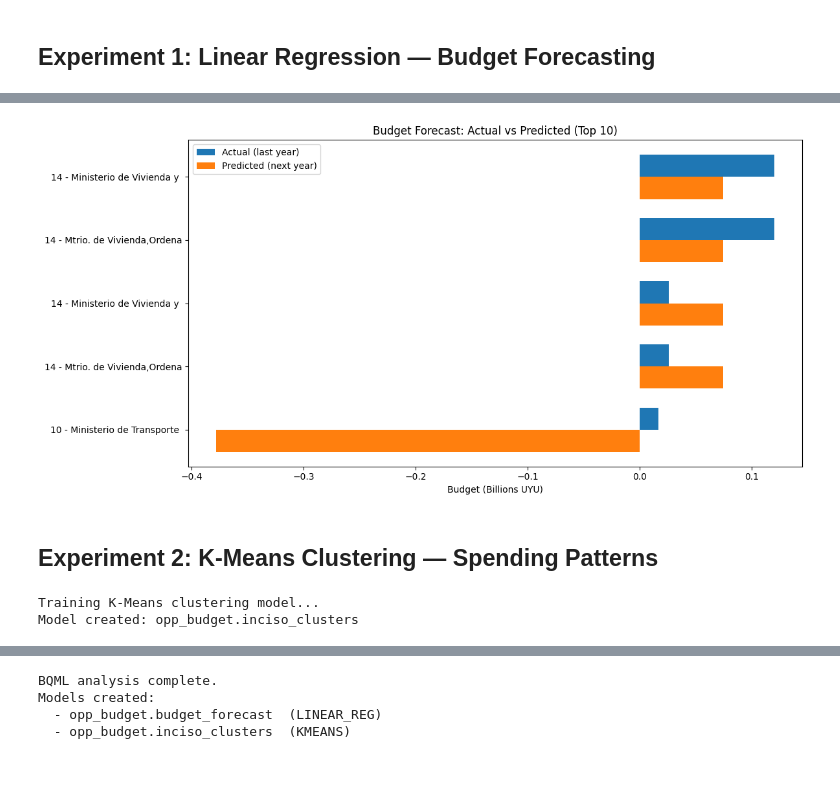
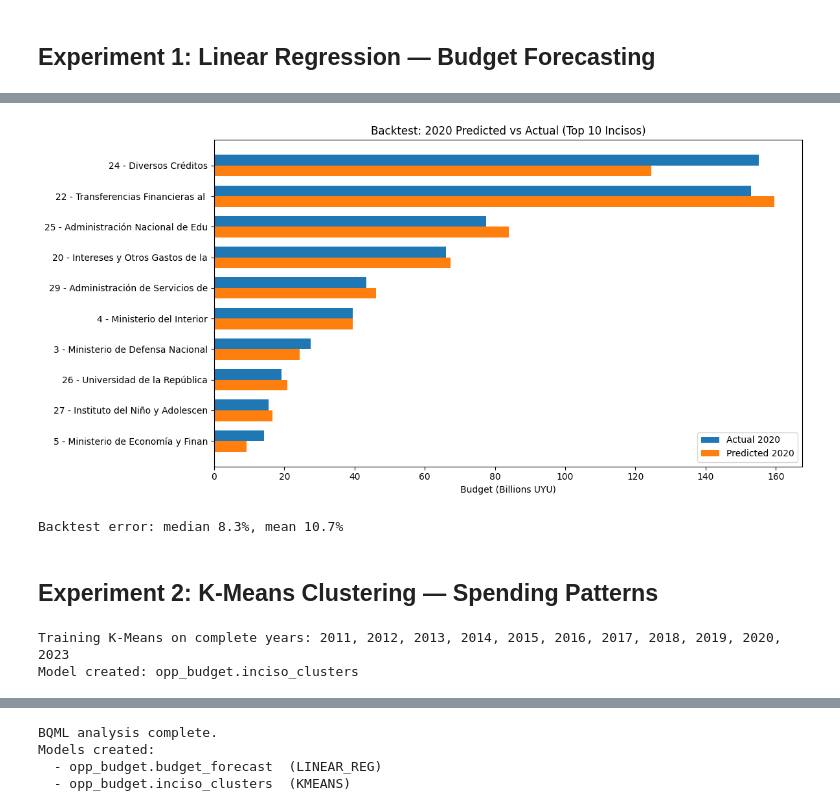
Before and after one commit to SchneiderSix/opp-uruguay-budget-pipeline, a Jupyter notebook: notebooks/03_bqml_analysis.ipynb, the cells around one changed output, grey strips where cells are left out. Saved outputs shown, nothing was run; the diff lists cells and outputs as text; code cells hidden in the pictures; blank space fills up the shorter version.

```diff
--- a/notebooks/03_bqml_analysis.ipynb
+++ b/notebooks/03_bqml_analysis.ipynb
@@ -76,13 +109,17 @@ summary
 # %%
 import matplotlib.pyplot as plt
 
-# Budget evolution by year
+complete_set = {2011, 2012, 2013, 2014, 2015, 2016, 2017, 2018, 2019, 2020, 2023}
+
+# Budget evolution by year — shade incomplete years
 yearly = client.query("""
 SELECT
     fiscal_year,
     SUM(total_credito_vigente) AS credito,
-    SUM(total_ejecucion) AS ejecucion
+    SUM(total_ejecucion) AS ejecucion,
+    SUM(total_inversion) AS inversion
 FROM `opp_budget.fct_budget_execution`
+WHERE fiscal_year <= 2024
 GROUP BY fiscal_year
 ORDER BY fiscal_year
 """).to_dataframe()
@@ -90,33 +127,42 @@ ORDER BY fiscal_year
 fig, ax = plt.subplots(figsize=(12, 5))
 ax.plot(yearly["fiscal_year"], yearly["credito"] / 1e9, marker="o", label="Credito Vigente")
 ax.plot(yearly["fiscal_year"], yearly["ejecucion"] / 1e9, marker="s", label="Ejecucion")
+ax.plot(yearly["fiscal_year"], yearly["inversion"] / 1e9, marker="^", label="Inversion")
+
+# Shade incomplete years
+for _, row in yearly.iterrows():
+    yr = int(row["fiscal_year"])
+    if yr not in complete_set:
+        ax.axvspan(yr - 0.4, yr + 0.4, alpha=0.15, color="red")
+
 ax.set_xlabel("Fiscal Year")
 ax.set_ylabel("Billions (UYU)")
-ax.set_title("Uruguay National Budget: Credit vs Execution by Year")
+ax.set_title("Uruguay National Budget (2005-2024) — Red shading = incomplete data")
 ax.legend()
 ax.grid(True, alpha=0.3)
 plt.tight_layout()
 plt.show()
 
-# Top 10 incisos by total budget
-top_incisos = client.query("""
+# Top 10 incisos by total budget (complete years only)
+top_incisos = client.query(f"""
 SELECT
     inciso,
     denominacion_inciso,
     SUM(total_credito_vigente) AS total_budget
 FROM `opp_budget.fct_budget_execution`
+WHERE fiscal_year IN ({COMPLETE_YEARS})
 GROUP BY inciso, denominacion_inciso
 ORDER BY total_budget DESC
 LIMIT 10
 """).to_dataframe()
 
 fig, ax = plt.subplots(figsize=(12, 5))
-bars = ax.barh(
+ax.barh(
     [f"{r.inciso} - {r.denominacion_inciso[:30]}" for _, r in top_incisos.iterrows()],
     top_incisos["total_budget"] / 1e9,
 )
 ax.set_xlabel("Total Budget (Billions UYU)")
-ax.set_title("Top 10 Government Agencies by Total Budget")
+ax.set_title("Top 10 Government Agencies by Total Budget (complete years only)")
 ax.invert_yaxis()
 plt.tight_layout()
 plt.show()
@@ -200,47 +311,56 @@ Budget predictions for next fiscal year (top 15):
 # %%
-# Visualize predictions vs actual
+# Backtest visualization: predicted vs actual
+plot_df = predict_df.head(10).copy()
 fig, ax = plt.subplots(figsize=(12, 6))
-labels = [f"{r.inciso} - {str(r.denominacion_inciso)[:25]}" for _, r in predict_df.head(10).iterrows()]
+labels = [f"{r.inciso} - {str(r.denominacion_inciso)[:30]}" for _, r in plot_df.iterrows()]
 x = range(len(labels))
 width = 0.35
-ax.barh([i - width/2 for i in x], predict_df.head(10)["actual"] / 1e9, width, label="Actual (last year)")
-ax.barh([i + width/2 for i in x], predict_df.head(10)["predicted_total_credito_vigente"] / 1e9, width, label="Predicted (next year)")
+ax.barh([i - width/2 for i in x], plot_df["actual_budget"] / 1e9, width, label=f"Actual {PREDICT_BASE_YEAR}")
+ax.barh([i + width/2 for i in x], plot_df["predicted_budget"] / 1e9, width, label=f"Predicted {PREDICT_BASE_YEAR}")
 ax.set_yticks(list(x))
 ax.set_yticklabels(labels)
 ax.set_xlabel("Budget (Billions UYU)")
-ax.set_title("Budget Forecast: Actual vs Predicted (Top 10)")
+ax.set_title(f"Backtest: {PREDICT_BASE_YEAR} Predicted vs Actual (Top 10 Incisos)")
 ax.legend()
 ax.invert_yaxis()
 plt.tight_layout()
 plt.show()
+
+# Error summary
+median_err = predict_df["error_pct"].median()
+mean_err = predict_df["error_pct"].mean()
+print(f"\nBacktest error: median {median_err:.1f}%, mean {mean_err:.1f}%")
 # %% [output]
-[figure, old version]
+[figure, new version]
+Backtest error: median 8.3%, mean 10.7%
 # %% [markdown]
 ## Experiment 2: K-Means Clustering — Spending Patterns
 # %%
-# Create clustering model
-kmeans_sql = """
+# K-Means clustering — complete years only, aggregated per inciso
+kmeans_sql = f"""
 CREATE OR REPLACE MODEL `opp_budget.inciso_clusters`
 OPTIONS(
     model_type='KMEANS',
-    num_clusters=5
+    num_clusters=4
 ) AS
 SELECT
-    inciso,
-    AVG(total_credito_vigente) AS avg_budget,
-    AVG(total_ejecucion) AS avg_execution,
-    AVG(COALESCE(avg_execution_rate_pct, 0)) AS avg_exec_rate,
-    AVG(COALESCE(avg_credito_yoy_pct_change, 0)) AS avg_yoy_change,
-    COUNT(DISTINCT fiscal_year) AS years_active
-FROM `opp_budget.fct_budget_execution`
-WHERE total_credito_vigente IS NOT NULL
-GROUP BY inciso
+    f.inciso,
+    AVG(f.total_credito_vigente) AS avg_budget,
+    AVG(f.total_ejecucion) AS avg_execution,
+    AVG(LEAST(COALESCE(f.avg_execution_rate_pct, 0), 100)) AS avg_exec_rate,
+    AVG(f.total_inversion) AS avg_inversion,
+    COUNT(DISTINCT f.fiscal_year) AS years_active
+FROM `opp_budget.fct_budget_execution` f
+WHERE f.fiscal_year IN ({COMPLETE_YEARS})
+  AND f.total_credito_vigente IS NOT NULL
+  AND f.total_credito_vigente > 0
+GROUP BY f.inciso
 """
 
-print("Training K-Means clustering model...")
+print(f"Training K-Means on complete years: {COMPLETE_YEARS}")
 client.query(kmeans_sql).result()
 print("Model created: opp_budget.inciso_clusters")
 # %% [output]
-Training K-Means clustering model...
+Training K-Means on complete years: 2011, 2012, 2013, 2014, 2015, 2016, 2017, 2018, 2019, 2020, 2023
 Model created: opp_budget.inciso_clusters
 # %%
```
Also changed, not shown: parts of 13 cells of this notebook.
